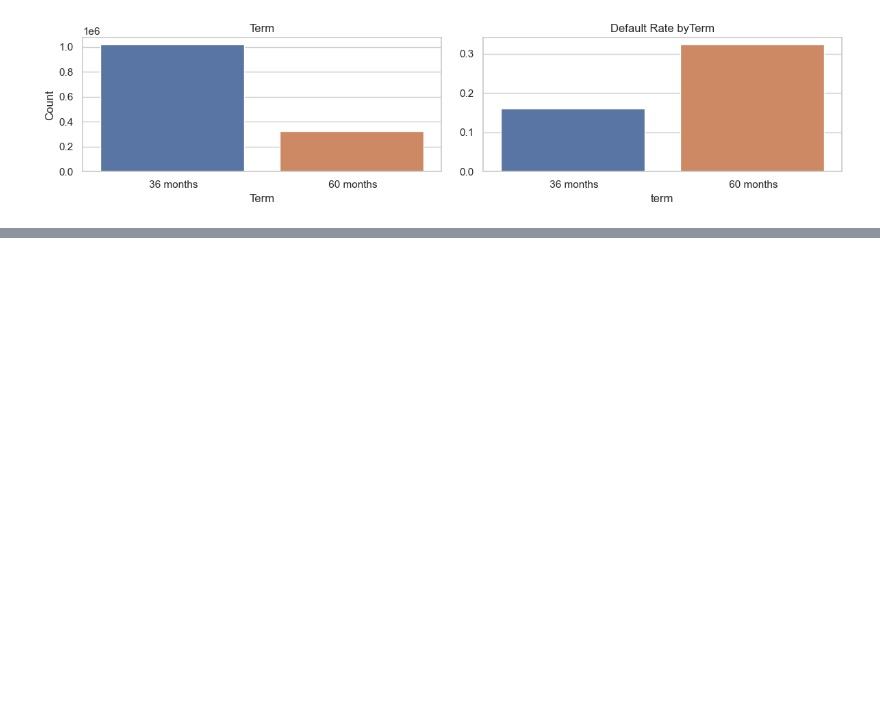
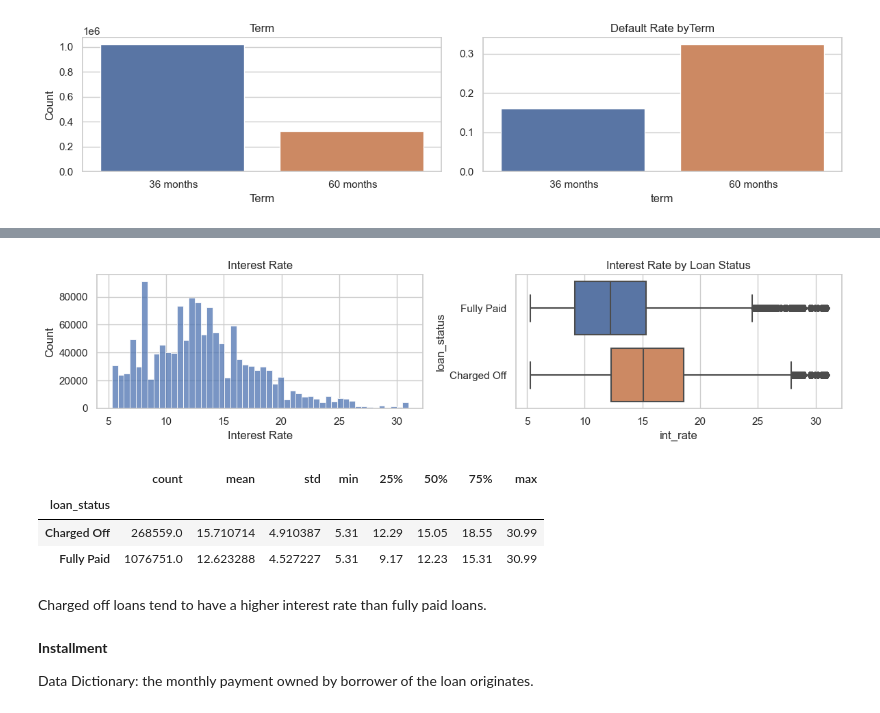
Before and after one commit to Siying6560/Lending-Club-Loan-Classification, a Jupyter notebook: LendingLoanEDA.ipynb, the cells around one changed output, grey strips where cells are left out. Saved outputs shown, nothing was run; the diff lists cells and outputs as text; code cells hidden in the pictures; blank space fills up the shorter version.

Commit message:
EDA finish, start data preprocess

```diff
--- a/LendingLoanEDA.ipynb
+++ b/LendingLoanEDA.ipynb
@@ -286,0 +300,17 @@ plot_var('term','Term', continuous = False)
+# %%
+plot_var('int_rate', 'Interest Rate', continuous = True)
+# %% [output]
+[figure, added]
+# %%
+loans.groupby('loan_status')['int_rate'].describe()
+# %% [output]
+|  | count | mean | std | min | 25% | 50% | 75% | max |
+| loan_status |  |  |  |  |  |  |  |  |
+| Charged Off | 268559.0 | 15.710714 | 4.910387 | 5.31 | 12.29 | 15.05 | 18.55 | 30.99 |
+| Fully Paid | 1076751.0 | 12.623288 | 4.527227 | 5.31 | 9.17 | 12.23 | 15.31 | 30.99 |
+# %% [markdown]
+Charged off loans tend to have a higher interest rate than fully paid loans.
+# %% [markdown]
+**Installment**
+
+Data Dictionary: the monthly payment owned by borrower of the loan originates.
```
Also changed, not shown: parts of 77 cells of this notebook.
